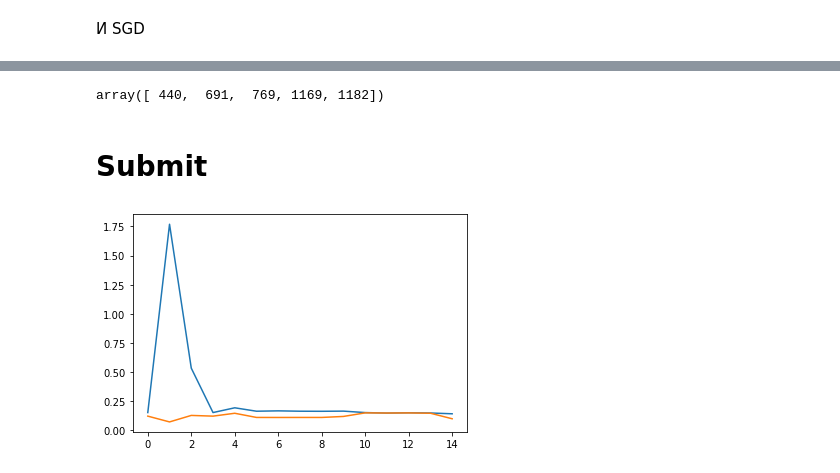
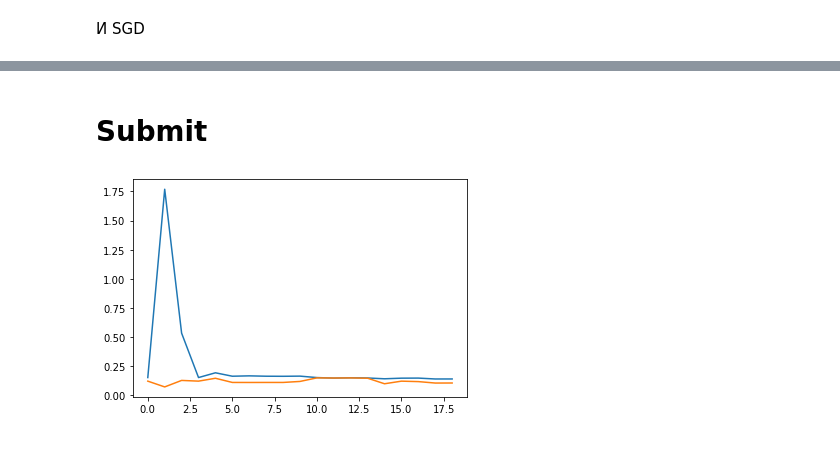
Before and after one commit to OrionChocoPie/machine-learning-mipt, a Jupyter notebook: 01 house-prices-advanced-regression-techniques/house-price-with-linreg.ipynb, the cells around one changed output, grey strips where cells are left out. Cells and saved outputs as stored; diff of their text form; code cells hidden in the pictures.

```diff
--- a/01 house-prices-advanced-regression-techniques/house-price-with-linreg.ipynb
+++ b/01 house-prices-advanced-regression-techniques/house-price-with-linreg.ipynb
@@ -295,7 +300,3 @@ sns.scatterplot(final_pred, y)
-# %%
-np.arange(len(final_pred))[final_pred > 13.1] # 1089, 1222
-# %% [output]
-array([ 440,  691,  769, 1169, 1182])
 # %%
 final_pred = []
 
@@ -316,10 +317,10 @@ preds = final_pred
 sample['SalePrice'] = np.expm1(preds)
 sample.to_csv('submission.csv', index=False)
 # %%
-kaggle = [0.15211, 1.76931, 0.53342, 0.15211, 0.19300, 0.16361, 0.16674, 0.16361, 0.16299, 0.16440, 0.15198, 0.14761, 0.15032, 0.14842, 0.14160]
-my = [0.121395, 0.071753, 0.127545, 0.121395, 0.146055, 0.110177, 0.109947, 0.110177, 0.110162, 0.118771, 0.14931, 0.14810, 0.14902, 0.14648, 0.09884]
+kaggle = [0.15211, 1.76931, 0.53342, 0.15211, 0.19300, 0.16361, 0.16674, 0.16361, 0.16299, 0.16440, 0.15198, 0.14761, 0.15032, 0.14842, 0.14160, 0.14684, 0.14751, 0.13990, 0.14006]
+my = [0.121395, 0.071753, 0.127545, 0.121395, 0.146055, 0.110177, 0.109947, 0.110177, 0.110162, 0.118771, 0.14931, 0.14810, 0.14902, 0.14648, 0.09884, 0.12124, 0.11734, 0.10498, 0.10537]
 plt.plot(kaggle)
 plt.plot(my)
 plt.show()
 # %% [output]
-[figure, old version]
+[figure, new version]
```
Also changed, not shown: parts of 18 cells of this notebook, 1 other file.
